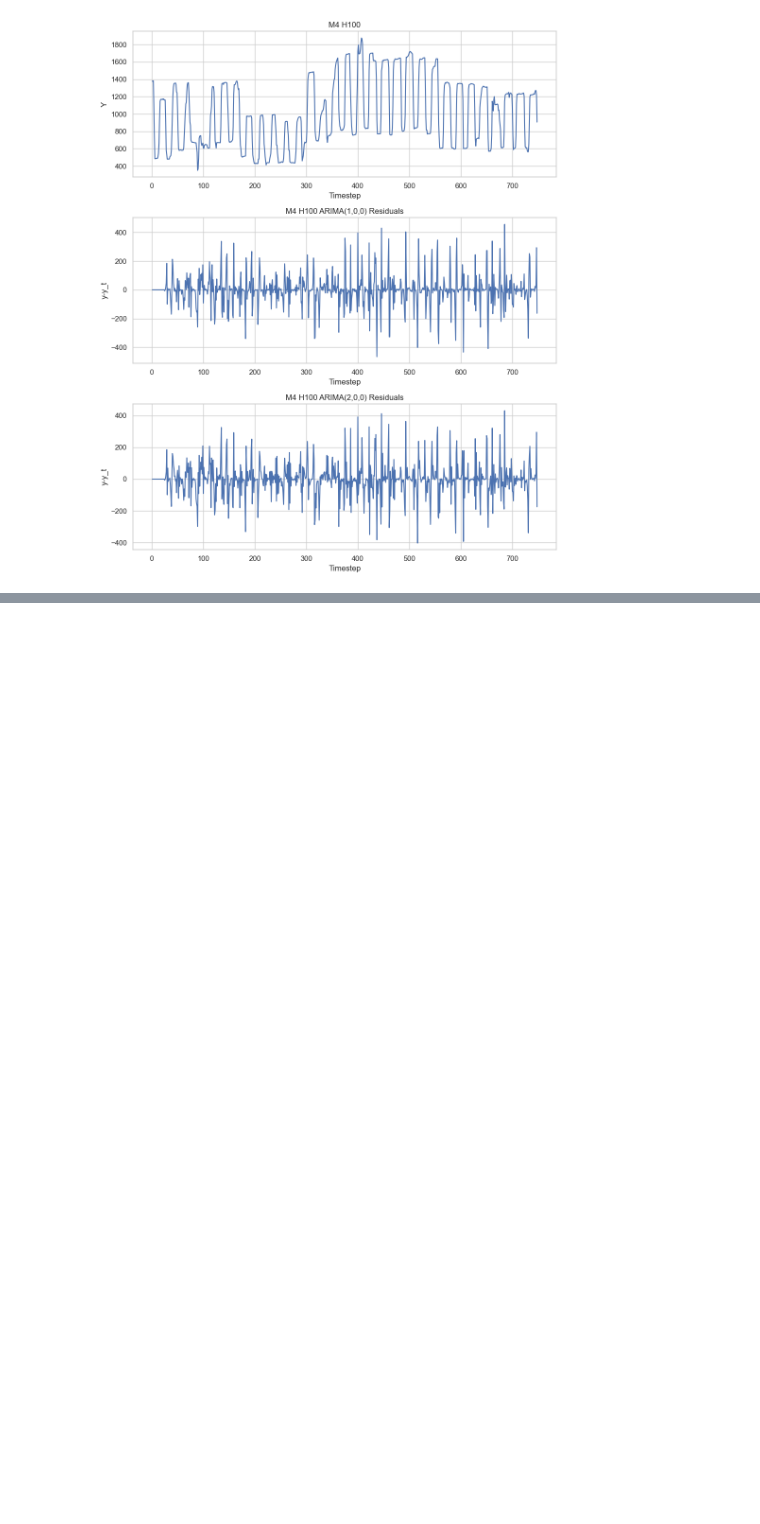
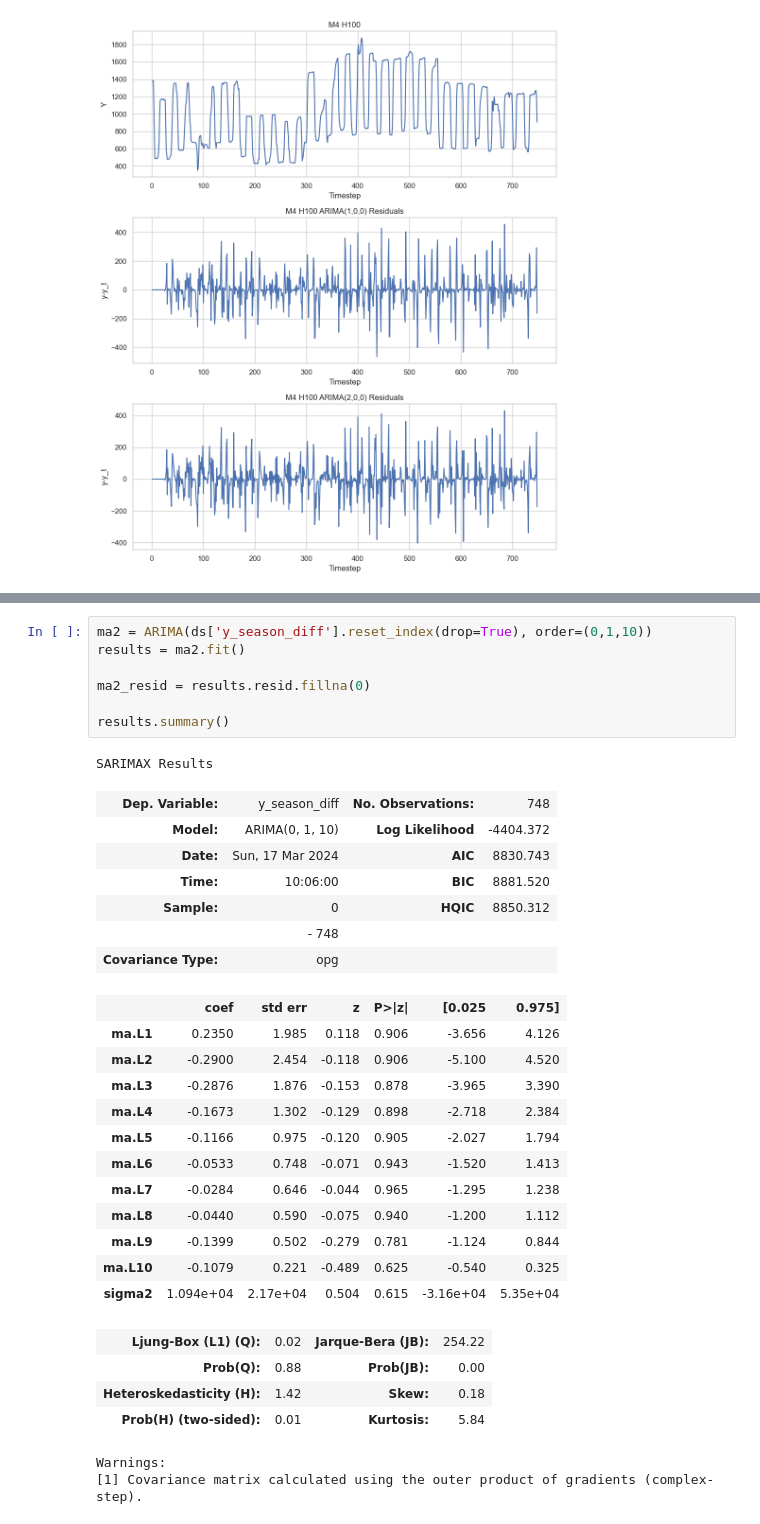
Before and after one commit to cal-yen/fpp3, a Jupyter notebook: chapter_9.ipynb, the cells around one changed output, grey strips where cells are left out. Drawn from its saved outputs; the diff is of its cells as text; blank space fills up the shorter version.

Commit message:
include MA models

```diff
--- a/chapter_9.ipynb
+++ b/chapter_9.ipynb
@@ -265,0 +311,34 @@ plt.show()
+# %%
+ma2 = ARIMA(ds['y_season_diff'].reset_index(drop=True), order=(0,1,10))
+results = ma2.fit()
+
+ma2_resid = results.resid.fillna(0)
+
+results.summary()
+# %% [output]
+SARIMAX Results
+| Dep. Variable: | y_season_diff | No. Observations: | 748 |
+| Model: | ARIMA(0, 1, 10) | Log Likelihood | -4404.372 |
+| Date: | Sun, 17 Mar 2024 | AIC | 8830.743 |
+| Time: | 10:06:00 | BIC | 8881.520 |
+| Sample: | 0 | HQIC | 8850.312 |
+|  | - 748 |  |  |
+| Covariance Type: | opg |  |  |
+|  | coef | std err | z | P>|z| | [0.025 | 0.975] |
+| ma.L1 | 0.2350 | 1.985 | 0.118 | 0.906 | -3.656 | 4.126 |
+| ma.L2 | -0.2900 | 2.454 | -0.118 | 0.906 | -5.100 | 4.520 |
+| ma.L3 | -0.2876 | 1.876 | -0.153 | 0.878 | -3.965 | 3.390 |
+| ma.L4 | -0.1673 | 1.302 | -0.129 | 0.898 | -2.718 | 2.384 |
+| ma.L5 | -0.1166 | 0.975 | -0.120 | 0.905 | -2.027 | 1.794 |
+| ma.L6 | -0.0533 | 0.748 | -0.071 | 0.943 | -1.520 | 1.413 |
+| ma.L7 | -0.0284 | 0.646 | -0.044 | 0.965 | -1.295 | 1.238 |
+| ma.L8 | -0.0440 | 0.590 | -0.075 | 0.940 | -1.200 | 1.112 |
+| ma.L9 | -0.1399 | 0.502 | -0.279 | 0.781 | -1.124 | 0.844 |
+| ma.L10 | -0.1079 | 0.221 | -0.489 | 0.625 | -0.540 | 0.325 |
+| sigma2 | 1.094e+04 | 2.17e+04 | 0.504 | 0.615 | -3.16e+04 | 5.35e+04 |
+| Ljung-Box (L1) (Q): | 0.02 | Jarque-Bera (JB): | 254.22 |
+| Prob(Q): | 0.88 | Prob(JB): | 0.00 |
+| Heteroskedasticity (H): | 1.42 | Skew: | 0.18 |
+| Prob(H) (two-sided): | 0.01 | Kurtosis: | 5.84 |
+Warnings:
+[1] Covariance matrix calculated using the outer product of gradients (complex-step).
```
Also changed, not shown: parts of 7 cells of this notebook.
